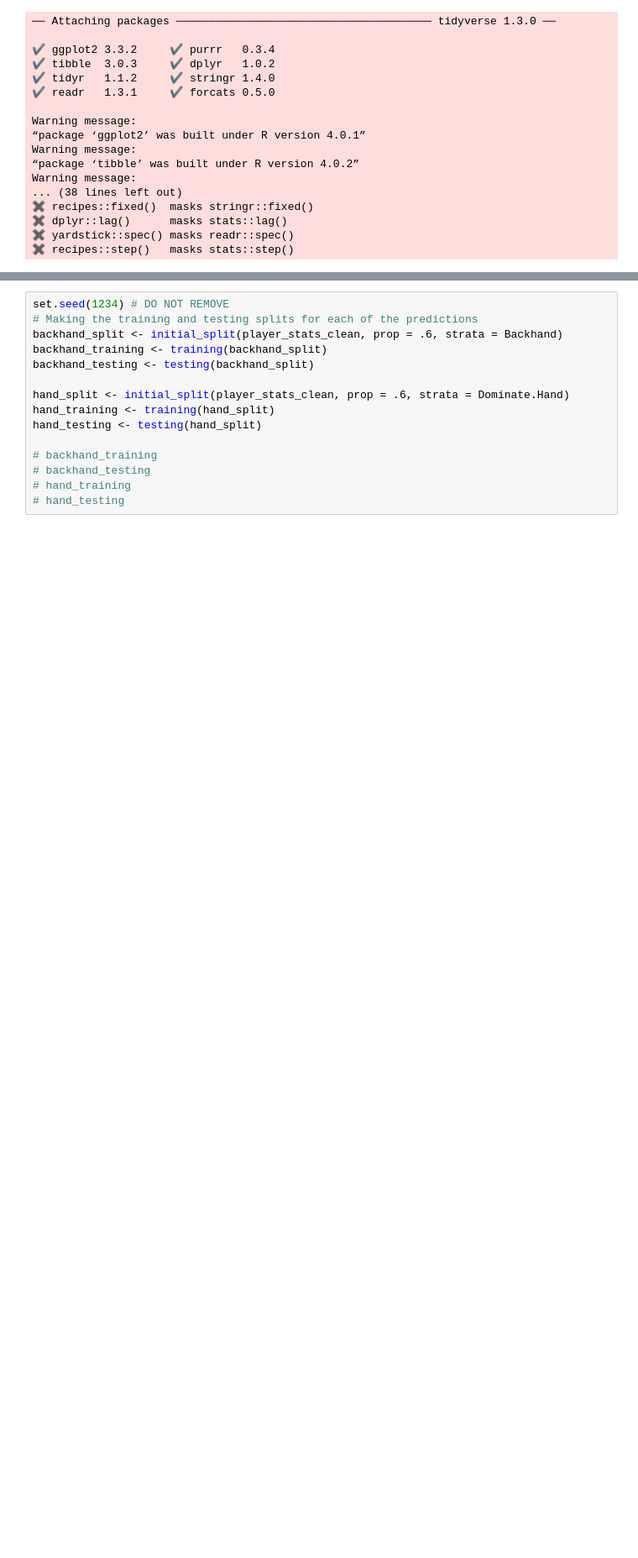
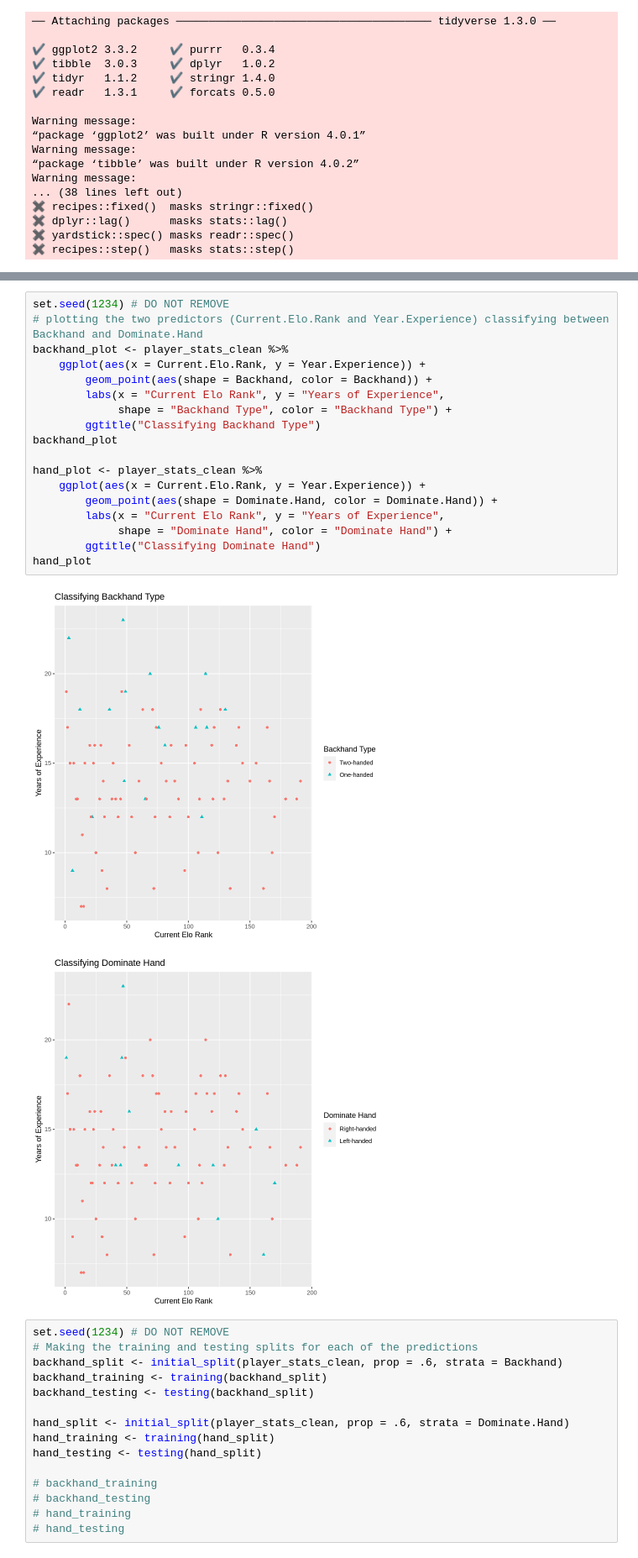
Before and after one commit to J4mesAcastor/group5_player_stats, a Jupyter notebook: Report.ipynb, the cells around one changed output, grey strips where cells are left out. Shown at 84% size. Saved outputs shown, nothing was run; the diff lists cells and outputs as text; blank space fills up the shorter version.

```diff
--- a/Report.ipynb
+++ b/Report.ipynb
@@ -82,6 +82,27 @@ A tibble: 88 × 9
 | 29 | 3 (21-11-2016) | Two-handed | 196 | 2008 | 21 | 2269 (11-07-2016) | Right-handed | ... |
 | 34 | 8 (21-08-2006) | Two-handed | 183 | 2003 | 74 | 2098 (18-02-2008) | Right-handed | ... |
 | 26 | 4 (06-11-2017) | One-handed | 185 | 2011 | 6 | 2211 (18-11-2019) | Right-handed | ... |
+# %%
+set.seed(1234) # DO NOT REMOVE
+# plotting the two predictors (Current.Elo.Rank and Year.Experience) classifying between Backhand and Dominate.Hand
+backhand_plot <- player_stats_clean %>%
+    ggplot(aes(x = Current.Elo.Rank, y = Year.Experience)) +
+        geom_point(aes(shape = Backhand, color = Backhand)) +
+        labs(x = "Current Elo Rank", y = "Years of Experience",
+             shape = "Backhand Type", color = "Backhand Type") +
+        ggtitle("Classifying Backhand Type")
+backhand_plot
+
+hand_plot <- player_stats_clean %>%
+    ggplot(aes(x = Current.Elo.Rank, y = Year.Experience)) +
+        geom_point(aes(shape = Dominate.Hand, color = Dominate.Hand)) +
+        labs(x = "Current Elo Rank", y = "Years of Experience",
+             shape = "Dominate Hand", color = "Dominate Hand") +
+        ggtitle("Classifying Dominate Hand")
+hand_plot
+# %% [output]
+[figure, added]
+[figure, added]
 # %%
 set.seed(1234) # DO NOT REMOVE
 # Making the training and testing splits for each of the predictions
```
Also changed, not shown: parts of 1 cell of this notebook.
